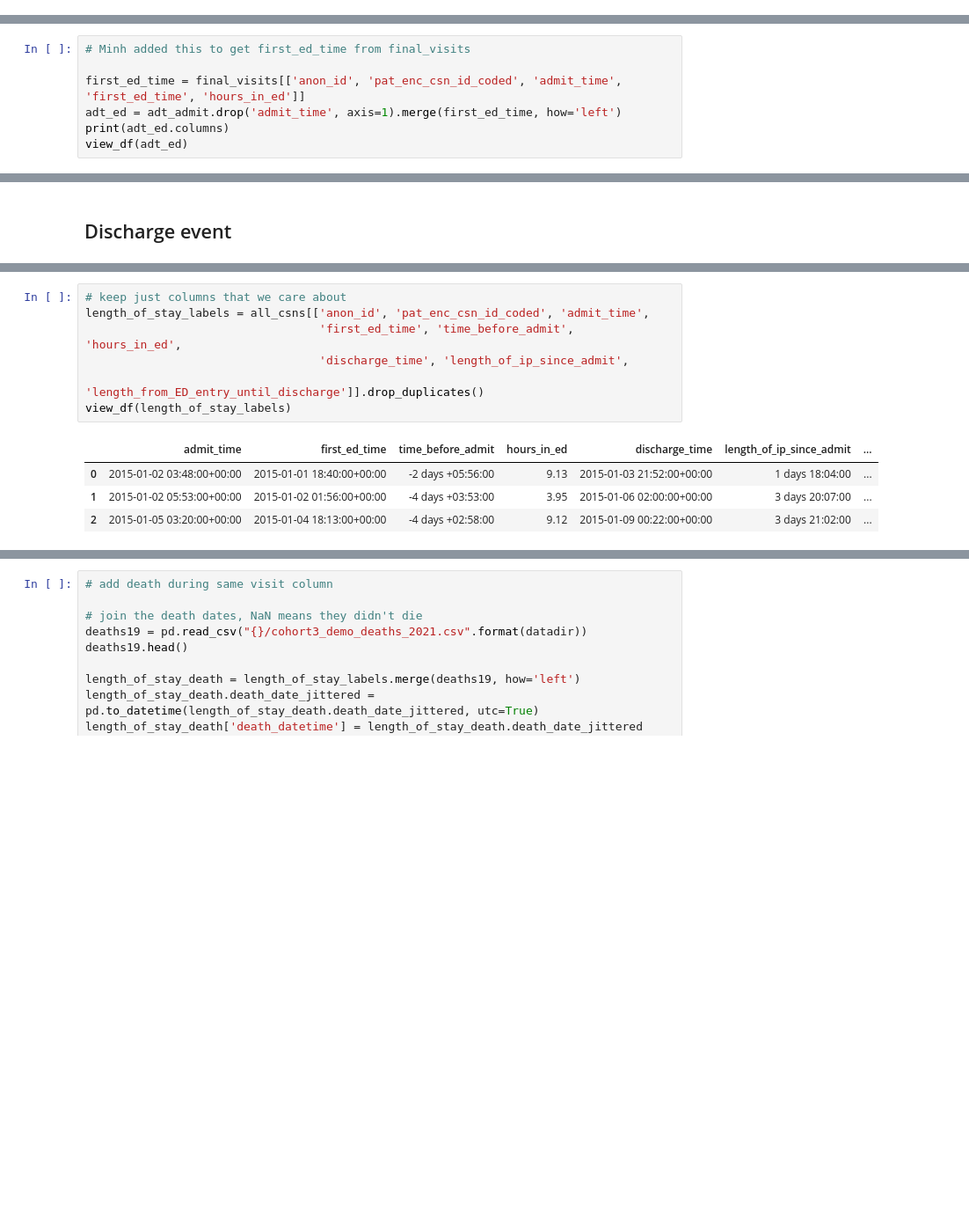
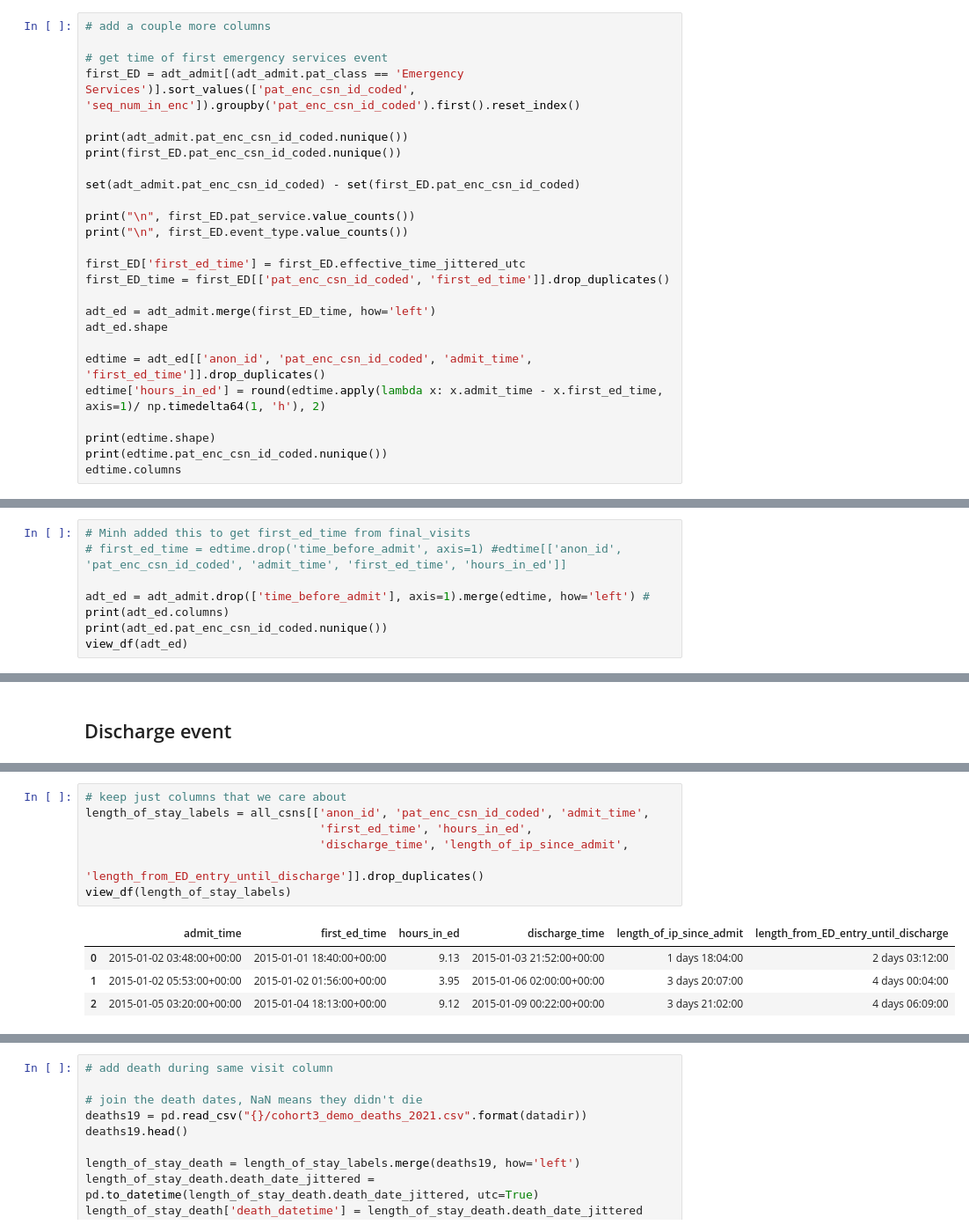
Before and after one commit to Minh084/TDA, a Jupyter notebook: shc2021/9_time_traj_team.ipynb, the cells around one changed output, grey strips where cells are left out. Shown at 88% size. Drawn from its saved outputs; the diff is of its cells as text; blank space fills up the shorter version.

```diff
--- a/shc2021/9_time_traj_team.ipynb
+++ b/shc2021/9_time_traj_team.ipynb
@@ -491,0 +501,26 @@ final_visits.head(3)
+# %%
+# add a couple more columns
+
+# get time of first emergency services event
+first_ED = adt_admit[(adt_admit.pat_class == 'Emergency Services')].sort_values(['pat_enc_csn_id_coded', 'seq_num_in_enc']).groupby('pat_enc_csn_id_coded').first().reset_index()
+
+print(adt_admit.pat_enc_csn_id_coded.nunique())
+print(first_ED.pat_enc_csn_id_coded.nunique())
+
+set(adt_admit.pat_enc_csn_id_coded) - set(first_ED.pat_enc_csn_id_coded)
+
+print("\n", first_ED.pat_service.value_counts())
+print("\n", first_ED.event_type.value_counts())
+
+first_ED['first_ed_time'] = first_ED.effective_time_jittered_utc
+first_ED_time = first_ED[['pat_enc_csn_id_coded', 'first_ed_time']].drop_duplicates()
+
+adt_ed = adt_admit.merge(first_ED_time, how='left')
+adt_ed.shape
+
+edtime = adt_ed[['anon_id', 'pat_enc_csn_id_coded', 'admit_time', 'first_ed_time']].drop_duplicates()
+edtime['hours_in_ed'] = round(edtime.apply(lambda x: x.admit_time - x.first_ed_time, axis=1)/ np.timedelta64(1, 'h'), 2)
+
+print(edtime.shape)
+print(edtime.pat_enc_csn_id_coded.nunique())
+edtime.columns
@@ -919,9 +1009,10 @@ Index(['anon_id', 'pat_enc_csn_id_coded', 'admit_time', 'first_ed_time',
       dtype='object')
 # %%
 # Minh added this to get first_ed_time from final_visits
+# first_ed_time = edtime.drop('time_before_admit', axis=1) #edtime[['anon_id', 'pat_enc_csn_id_coded', 'admit_time', 'first_ed_time', 'hours_in_ed']]
 
-first_ed_time = final_visits[['anon_id', 'pat_enc_csn_id_coded', 'admit_time', 'first_ed_time', 'hours_in_ed']]
-adt_ed = adt_admit.drop('admit_time', axis=1).merge(first_ed_time, how='left')
+adt_ed = adt_admit.drop(['time_before_admit'], axis=1).merge(edtime, how='left') #
 print(adt_ed.columns)
+print(adt_ed.pat_enc_csn_id_coded.nunique())
 view_df(adt_ed)
 # %% [output]
@@ -1135,13 +1199,13 @@ Index(['anon_id', 'pat_enc_csn_id_coded', 'admit_time', 'first_ed_time',
 # %%
 # keep just columns that we care about
 length_of_stay_labels = all_csns[['anon_id', 'pat_enc_csn_id_coded', 'admit_time',
-                                  'first_ed_time', 'time_before_admit', 'hours_in_ed',
+                                  'first_ed_time', 'hours_in_ed',
                                   'discharge_time', 'length_of_ip_since_admit',
                                   'length_from_ED_entry_until_discharge']].drop_duplicates()
 view_df(length_of_stay_labels)
 # %% [output]
-|  | admit_time | first_ed_time | time_before_admit | hours_in_ed | discharge_time | length_of_ip_since_admit | ... |
-| 0 | 2015-01-02 03:48:00+00:00 | 2015-01-01 18:40:00+00:00 | -2 days +05:56:00 | 9.13 | 2015-01-03 21:52:00+00:00 | 1 days 18:04:00 | ... |
-| 1 | 2015-01-02 05:53:00+00:00 | 2015-01-02 01:56:00+00:00 | -4 days +03:53:00 | 3.95 | 2015-01-06 02:00:00+00:00 | 3 days 20:07:00 | ... |
-| 2 | 2015-01-05 03:20:00+00:00 | 2015-01-04 18:13:00+00:00 | -4 days +02:58:00 | 9.12 | 2015-01-09 00:22:00+00:00 | 3 days 21:02:00 | ... |
+|  | admit_time | first_ed_time | hours_in_ed | discharge_time | length_of_ip_since_admit | length_from_ED_entry_until_discharge |
+| 0 | 2015-01-02 03:48:00+00:00 | 2015-01-01 18:40:00+00:00 | 9.13 | 2015-01-03 21:52:00+00:00 | 1 days 18:04:00 | 2 days 03:12:00 |
+| 1 | 2015-01-02 05:53:00+00:00 | 2015-01-02 01:56:00+00:00 | 3.95 | 2015-01-06 02:00:00+00:00 | 3 days 20:07:00 | 4 days 00:04:00 |
+| 2 | 2015-01-05 03:20:00+00:00 | 2015-01-04 18:13:00+00:00 | 9.12 | 2015-01-09 00:22:00+00:00 | 3 days 21:02:00 | 4 days 06:09:00 |
 # %%
```
Also changed, not shown: parts of 69 cells of this notebook, 4 other files.
